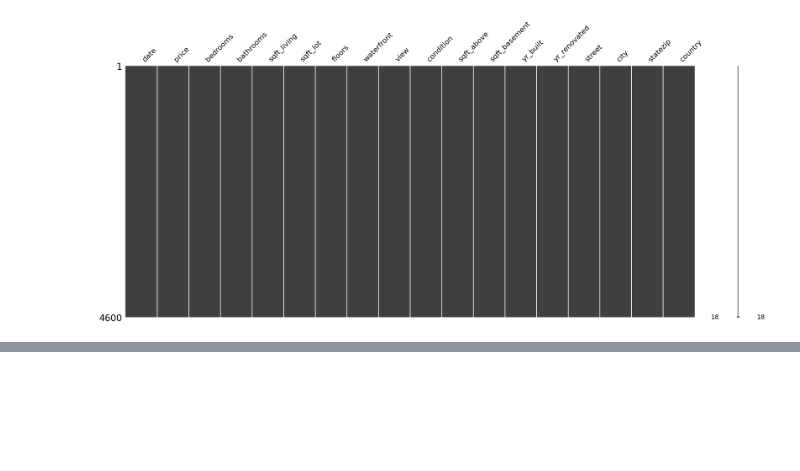
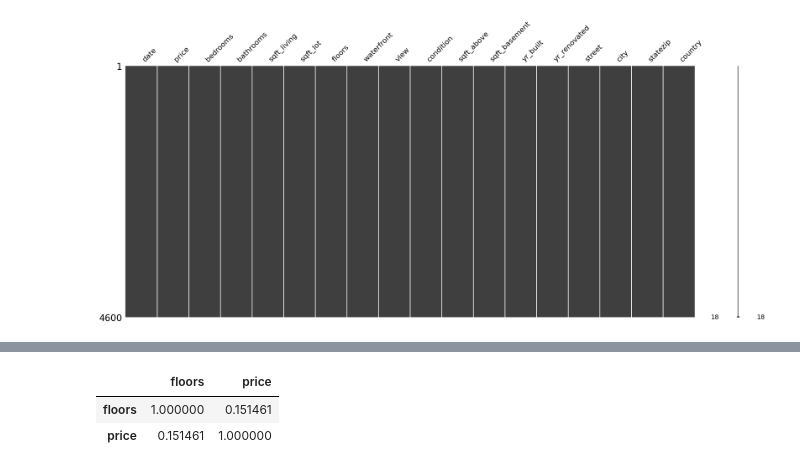
Before and after one commit to dmazilkin/Kaggle_House_price_prediction, a Jupyter notebook: main.ipynb, the cells around one changed output, grey strips where cells are left out. Saved outputs shown, nothing was run; the diff lists cells and outputs as text; code cells hidden in the pictures; blank space fills up the shorter version.

```diff
--- a/main.ipynb
+++ b/main.ipynb
@@ -35,0 +139,11 @@ msno.matrix(df)
+# %%
+df_clean['date'] = df_clean['date'].dt.year
+# %%
+sold_build_diff = df_clean['date'] - df_clean['yr_built']
+df_sold_build_diff = pd.DataFrame(sold_build_diff, columns=['sold build diff'])
+df_clean = pd.concat([df_clean, df_sold_build_diff], axis=1)
+# %%
+ren_diff = df_clean['date'] - df_clean['yr_renovated']
+ren_diff[ren_diff == df_clean['date']] = 0
+df_ren_diff = pd.DataFrame(ren_diff, columns=['ren diff'])
+df_clean = pd.concat([df_clean, df_ren_diff], axis=1)
@@ -35,0 +170,2 @@ msno.matrix(df)
+# %%
+df_clean = df_clean.drop(columns=['date', 'yr_built', 'yr_renovated'])
@@ -35,0 +213,6 @@ msno.matrix(df)
+# %%
+df_clean[['floors', 'price']].corr()
+# %% [output]
+|  | floors | price |
+| floors | 1.000000 | 0.151461 |
+| price | 0.151461 | 1.000000 |
```
Also changed, not shown: parts of 21 cells of this notebook.
